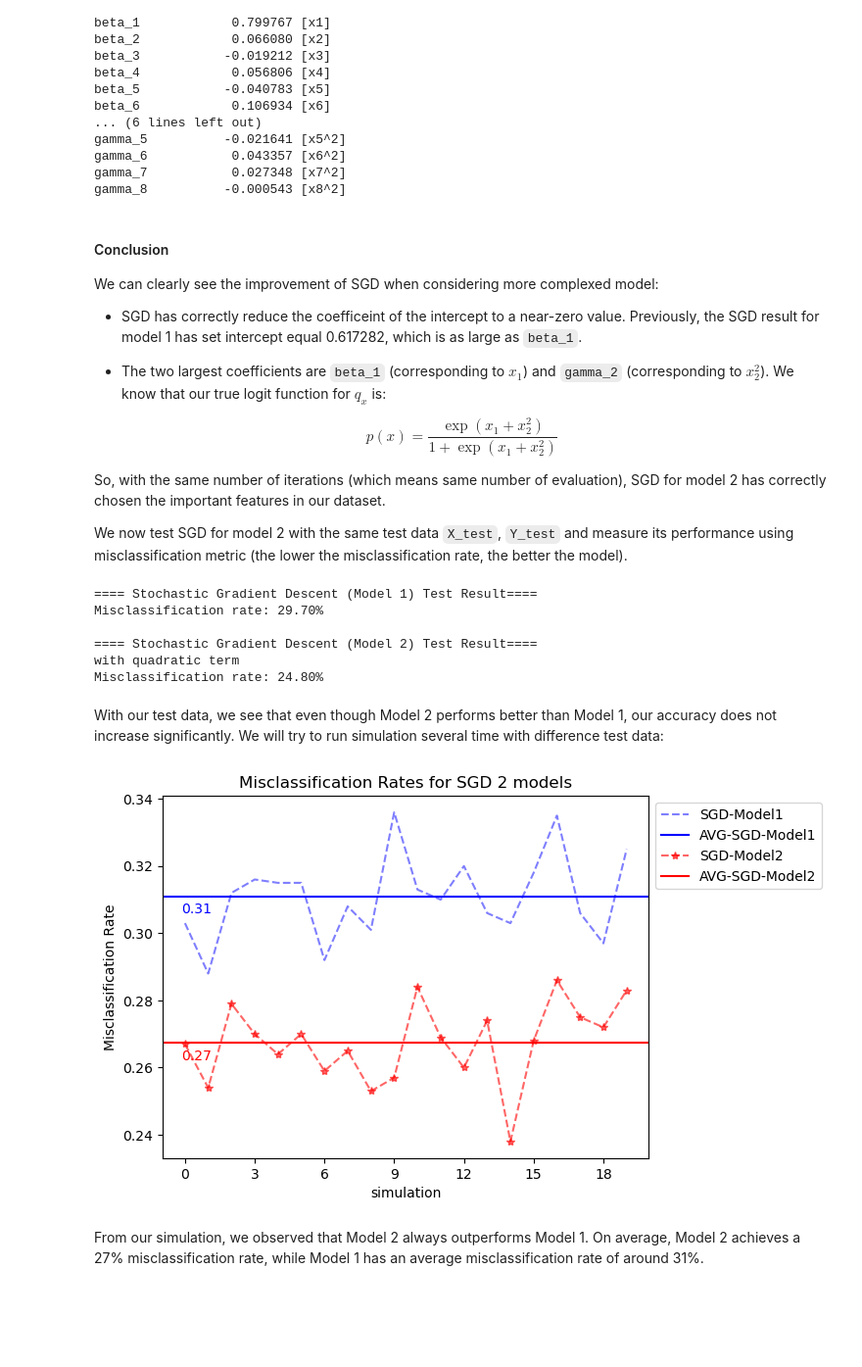
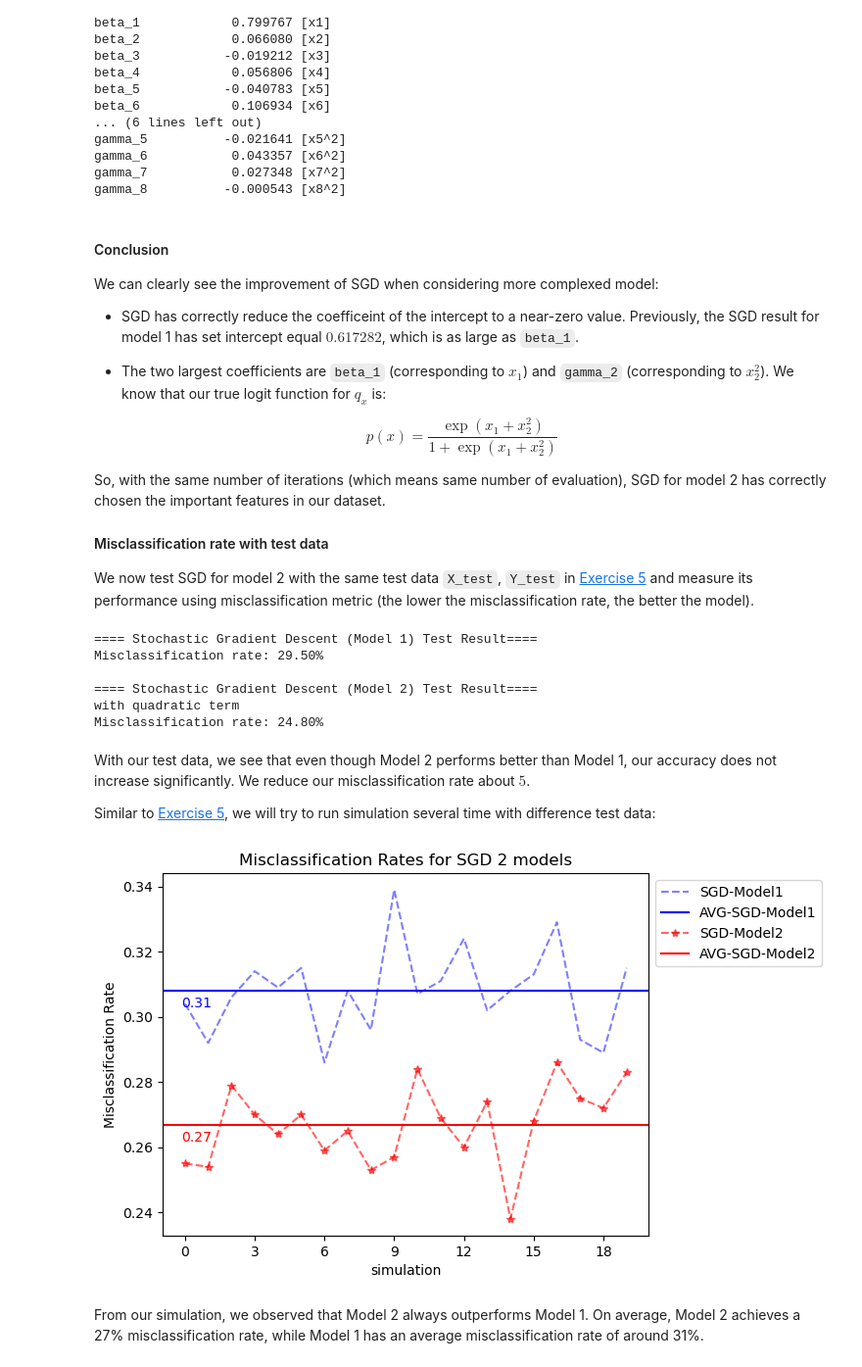
Before and after one commit to khuongdb/ensai-ml-computer-lab, a Jupyter notebook: ml-labs-Ba-Khuong-Dang.ipynb, the cells around one changed output. Shown at 98% size. Saved outputs shown, nothing was run; the diff lists cells and outputs as text; code cells hidden in the pictures; blank space fills up the shorter version.

```diff
--- a/ml-labs-Ba-Khuong-Dang.ipynb
+++ b/ml-labs-Ba-Khuong-Dang.ipynb
@@ -289,8 +291,8 @@ def generate_data(seed, n, p):
     """
     Generate random data
     Returns:
-    X: (n, p) multinormial rv with n observations and p features
-    Y: (n, ) binomial rv
+    X: (n, p) multinormial random variable with n observations and p features
+    Y: (n, ) binomial random variable
     """
     mean = np.zeros(p)
     cov = np.identity(p)
@@ -314,7 +316,8 @@ def generate_data(seed, n, p):
 p = 8  # dimension of the Gaussian vector
 n = 3_000  # number of samples
 
-X, Y = generate_data(seed=2796, n=3000, p=8)
+# Generate data
+X, Y = generate_data(seed=2796, n=n, p=p)
 # %% [markdown]
 To study the relationship between $x_i$ with $y$, we can plot the density distribution of each $x_i$ for $y=0$ and $y=1$
 # %%
@@ -955,28 +976,31 @@ We can run simulation for several tests to see the average performance of both m
 # %%
 from matplotlib.ticker import MaxNLocator
 
-nb_simu_test = 20
-misc_gd_ls = []
-misc_sgd_ls = []
+nb_simu_test = 20  # number of simulation
+misc_gd_ls = []  # list to store result of GD
+misc_sgd_ls = []  # list to store result of SGD
 
+# Run simulation loop
 for i in range(nb_simu_test):
+
     X_test_simu, Y_test_simu = generate_data(seed=i, n=N_test, p=p_test)
-    Z_test_simu = np.hstack((np.ones((N_test, 1)), X_test_simu))
 
-    predict_gd_simu = predict(Z_test_simu, Y_test_simu, beta_gd)
-    predict_sgd_simu = predict(Z_test_simu, Y_test_simu, beta_sgd)
+    predict_gd_simu = predict(X_test_simu, Y_test_simu, beta_gd)
+    predict_sgd_simu = predict(X_test_simu, Y_test_simu, beta_sgd)
 
     misc_gd_ls.append(predict_gd_simu["misc_rate"])
     misc_sgd_ls.append(predict_sgd_simu["misc_rate"])
 
-fig, ax = plt.subplots()
+# Plot the result
+
+fig, ax = plt.subplots(figsize=(8, 6))
 ax.plot(misc_gd_ls, "o--", color="navy", alpha=0.5, markersize=3, label="GD")
 ax.plot(misc_sgd_ls, "-", color="r", alpha=0.5, label="SGD")
 
-ax.set_title("Misclassification Rates for GD and SGD")
 ax.set_xlabel("simulation")
 ax.set_ylabel("Misclassification Rate")
 ax.xaxis.set_major_locator(MaxNLocator(integer=True))
+ax.set_title("Misclassification Rates for GD and SGD")
 plt.legend()
 plt.show()
 # %% [output]
@@ -1062,8 +1087,9 @@ X_train_quad = np.hstack((X_train, X_train_squared))
 # Run SGD with the same number of iteration as the previous sgd
 beta_init_quad = np.zeros(X_train_quad.shape[1] + 1)
 beta_gamma_sgd_quad, hist_sgd_quad = stochastic_gradient_descent(
-    X=X_train_quad, Y=Y_train, beta=beta_init, batch_size=batch_size, iters=int(iter_sgd)
+    X=X_train_quad, Y=Y_train, beta=beta_init_quad, batch_size=batch_size, iters=int(iter_sgd)
 )
+
 
 # Print results
 print("==== Stochastic Gradient Descent (Quadratic model) ====")
@@ -1092,7 +1118,7 @@ gamma_8          -0.000543 [x8^2]
 
 We can clearly see the improvement of SGD when considering more complexed model:
 
-- SGD has correctly reduce the coefficeint of the intercept to a near-zero value. Previously, the SGD result for model 1 has set intercept equal 0.617282, which is as large as `beta_1`.
+- SGD has correctly reduce the coefficeint of the intercept to a near-zero value. Previously, the SGD result for model 1 has set intercept equal $0.617282$, which is as large as `beta_1`.
 
 - The two largest coefficients are `beta_1` (corresponding to $x_1$) and `gamma_2` (corresponding to $x_2^2$). We know that our true logit function for $q_{x}$ is:
 
@@ -1100,14 +1126,16 @@ $$p(x) = \frac{\exp(x_1 + x_2^2 )}{1 + \exp(x_1 + x_2^2 )}$$
 
 So, with the same number of iterations (which means same number of evaluation), SGD for model 2 has correctly chosen the important features in our dataset.
 
-We now test SGD for model 2 with the same test data `X_test`, `Y_test` and measure its performance using misclassification metric (the lower the misclassification rate, the better the model).
+#### Misclassification rate with test data
+
+We now test SGD for model 2 with the same test data `X_test`, `Y_test` in [Exercise 5](#exercise-5) and measure its performance using misclassification metric (the lower the misclassification rate, the better the model).
 # %%
 # Transform data to include 1 column and quadratic term
 X_test_squared = X_test**2
-Z_test_quad = np.hstack((np.ones((N_test, 1)), X_test, X_test_squared))
+X_test_quad = np.hstack((X_test, X_test_squared))
 
 # Predict test data using previous trained model
-predict_sgd_quad = predict(Z_test_quad, Y_test, beta_gamma_sgd_quad)
+predict_sgd_quad = predict(X_test_quad, Y_test, beta_gamma_sgd_quad)
 
 # Print the result
 print("==== Stochastic Gradient Descent (Model 1) Test Result====")
@@ -1119,13 +1147,15 @@ print(f"Misclassification rate: {predict_sgd_quad["misc_rate"]:.2%}")
 print()
 # %% [output]
 ==== Stochastic Gradient Descent (Model 1) Test Result====
-Misclassification rate: 29.70%
+Misclassification rate: 29.50%
 
 ==== Stochastic Gradient Descent (Model 2) Test Result====
 with quadratic term
 Misclassification rate: 24.80%
 # %% [markdown]
-With our test data, we see that even though Model 2 performs better than Model 1, our accuracy does not increase significantly. We will try to run simulation several time with difference test data:
+With our test data, we see that even though Model 2 performs better than Model 1, our accuracy does not increase significantly. We reduce our misclassification rate about $5%$.
+
+Similar to [Exercise 5](#exercise-5), we will try to run simulation several time with difference test data:
 # %%
 from matplotlib.ticker import MaxNLocator
 
@@ -1136,20 +1166,20 @@ misc_sgd_model2 = []
 for i in range(nb_simu_test):
     X_test_simu, Y_test_simu = generate_data(seed=i, n=N_test, p=p_test)
     X_test_simu_squared = X_test_simu**2
-    Z_test_simu = np.hstack((np.ones((N_test, 1)), X_test_simu))
-    Z_test_poly_simu = np.hstack(
-        (np.ones((N_test, 1)), X_test_simu, X_test_simu_squared)
-    )
+    X_test_simu_quad = np.hstack((X_test_simu, X_test_simu_squared))
 
-    predict_sgd_model1 = predict(Z_test_simu, Y_test_simu, beta_sgd)
-    predict_sgd_model2 = predict(Z_test_poly_simu, Y_test_simu, beta_gamma_sgd_quad)
+    predict_sgd_model1 = predict(X_test_simu, Y_test_simu, beta_sgd)
+    predict_sgd_model2 = predict(X_test_simu_quad, Y_test_simu, beta_gamma_sgd_quad)
 
+    # collect misclassification rate of each simulation
     misc_sgd_model1.append(predict_sgd_model1["misc_rate"])
     misc_sgd_model2.append(predict_sgd_model2["misc_rate"])
 
+    # calculate average misclassification rate
     avg_misc_model1 = np.mean(misc_sgd_model1)
     avg_misc_model2 = np.mean(misc_sgd_model2)
 
+# Plot the result
 fig, ax = plt.subplots()
 
 # Plot result for Model1
@@ -1159,34 +1189,34 @@ ax.axhline(
 )
 ax.text(
     0.5,
     avg_misc_model1 - 0.005,
     f"{avg_misc_model1:.2f}",
     ha="center",
     color="blue",
     fontsize=10,
 )
 
 
 # Plot result for Model2
 ax.plot(misc_sgd_model2, "*--", color="r", alpha=0.6, label="SGD-Model2")
 ax.axhline(avg_misc_model2, linestyle="-", color="r", alpha=1, label="AVG-SGD-Model2")
 ax.text(
     0.5,
     avg_misc_model2 - 0.005,
     f"{avg_misc_model2:.2f}",
     ha="center",
     color="r",
     fontsize=10,
 )
 
 ax.set_title("Misclassification Rates for SGD 2 models")
 ax.set_xlabel("simulation")
 ax.set_ylabel("Misclassification Rate")
 ax.xaxis.set_major_locator(MaxNLocator(integer=True))
 ax.legend(loc="upper left", bbox_to_anchor=(1, 1))
 plt.show()
 # %% [output]
-[figure, old version]
+[figure, new version]
 # %% [markdown]
 From our simulation, we observed that Model 2 always outperforms Model 1. On average, Model 2 achieves a 27% misclassification rate, while Model 1 has an average misclassification rate of around 31%.
 # %% [markdown]
```
Also changed, not shown: parts of 24 cells of this notebook.
